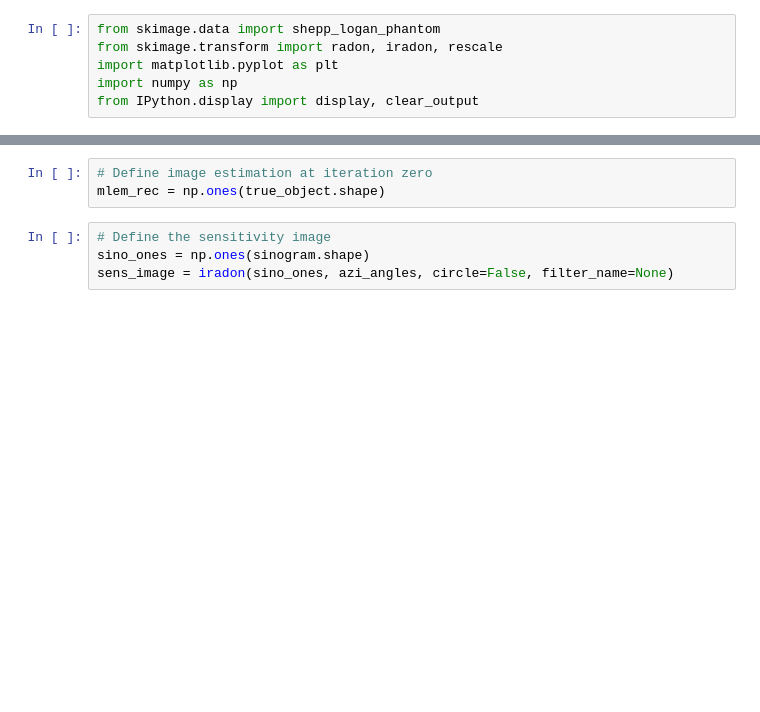
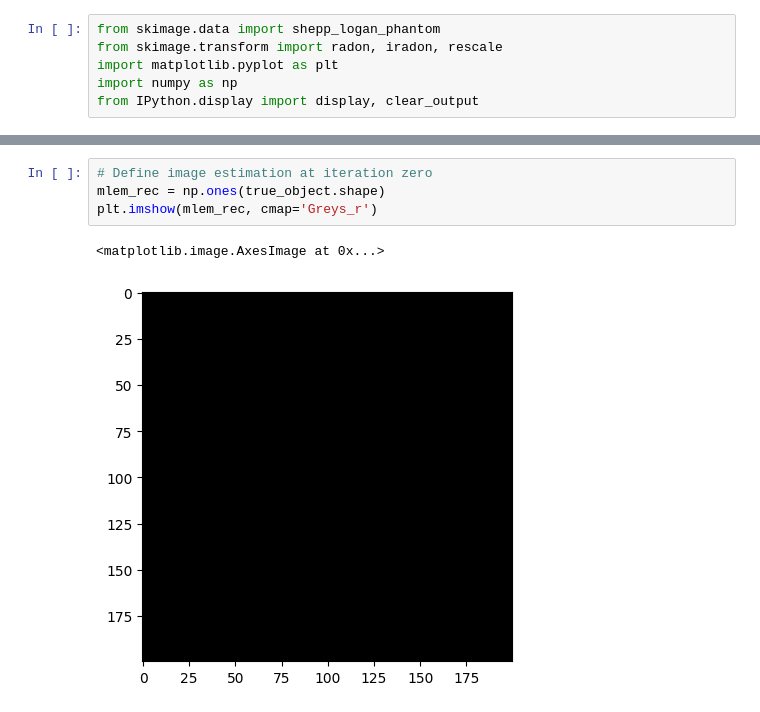
Before and after one commit to tguiot/IIP-animations, a Jupyter notebook: reconstruction/iterative_reconstruction.ipynb, the cells around one changed output, grey strips where cells are left out. Saved outputs shown, nothing was run; the diff lists cells and outputs as text; blank space fills up the shorter version.

```diff
--- a/reconstruction/iterative_reconstruction.ipynb
+++ b/reconstruction/iterative_reconstruction.ipynb
@@ -20,8 +28,8 @@ plt.imshow(sinogram.T, cmap='Greys_r')
 # %%
 # Define image estimation at iteration zero
 mlem_rec = np.ones(true_object.shape)
+plt.imshow(mlem_rec, cmap='Greys_r')
+# %% [output]
+<matplotlib.image.AxesImage at 0x...>
+[figure, added]
-# %%
-# Define the sensitivity image
-sino_ones = np.ones(sinogram.shape)
-sens_image = iradon(sino_ones, azi_angles, circle=False, filter_name=None)
 # %%
```
Also changed, not shown: parts of 4 cells of this notebook, 6 other files.
